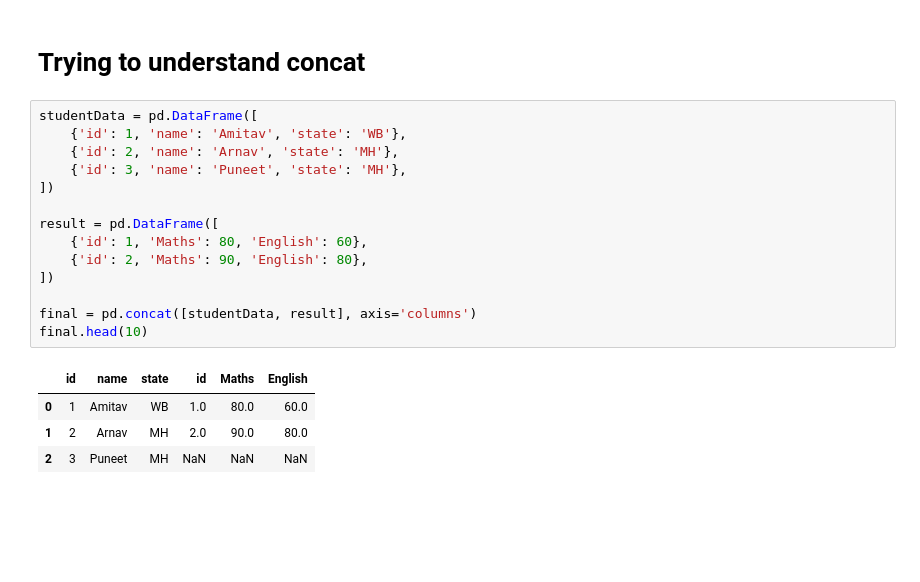
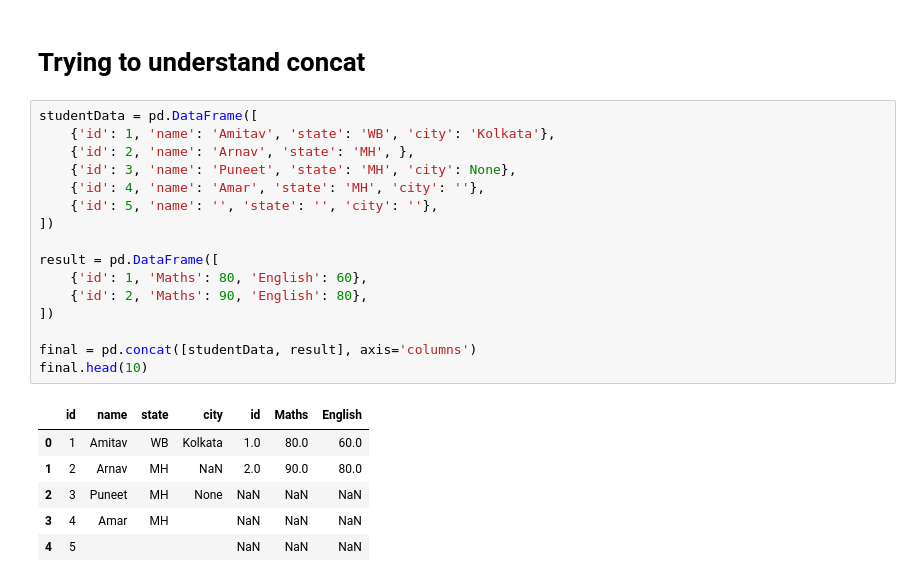
Before and after one commit to amitavroy/machine-learning-exercise, a Jupyter notebook: 100-days-of-python/trial.ipynb, the cells around one changed output. Drawn from its saved outputs; the diff is of its cells as text; blank space fills up the shorter version.

```diff
--- a/100-days-of-python/trial.ipynb
+++ b/100-days-of-python/trial.ipynb
@@ -160,20 +161,24 @@ td
 # Trying to understand concat
 # %%
 studentData = pd.DataFrame([
-    {'id': 1, 'name': 'Amitav', 'state': 'WB'},
-    {'id': 2, 'name': 'Arnav', 'state': 'MH'},
-    {'id': 3, 'name': 'Puneet', 'state': 'MH'},
+    {'id': 1, 'name': 'Amitav', 'state': 'WB', 'city': 'Kolkata'},
+    {'id': 2, 'name': 'Arnav', 'state': 'MH', },
+    {'id': 3, 'name': 'Puneet', 'state': 'MH', 'city': None},
+    {'id': 4, 'name': 'Amar', 'state': 'MH', 'city': ''},
+    {'id': 5, 'name': '', 'state': '', 'city': ''},
 ])
 
 result = pd.DataFrame([
     {'id': 1, 'Maths': 80, 'English': 60},
     {'id': 2, 'Maths': 90, 'English': 80},
 ])
 
 final = pd.concat([studentData, result], axis='columns')
 final.head(10)
 # %% [output]
-|  | id | name | state | id | Maths | English |
-| 0 | 1 | Amitav | WB | 1.0 | 80.0 | 60.0 |
-| 1 | 2 | Arnav | MH | 2.0 | 90.0 | 80.0 |
-| 2 | 3 | Puneet | MH | NaN | NaN | NaN |
+|  | id | name | state | city | id | Maths | English |
+| 0 | 1 | Amitav | WB | Kolkata | 1.0 | 80.0 | 60.0 |
+| 1 | 2 | Arnav | MH | NaN | 2.0 | 90.0 | 80.0 |
+| 2 | 3 | Puneet | MH | None | NaN | NaN | NaN |
+| 3 | 4 | Amar | MH |  | NaN | NaN | NaN |
+| 4 | 5 |  |  |  | NaN | NaN | NaN |
```
Also changed, not shown: parts of 9 cells of this notebook, 1 other file.
